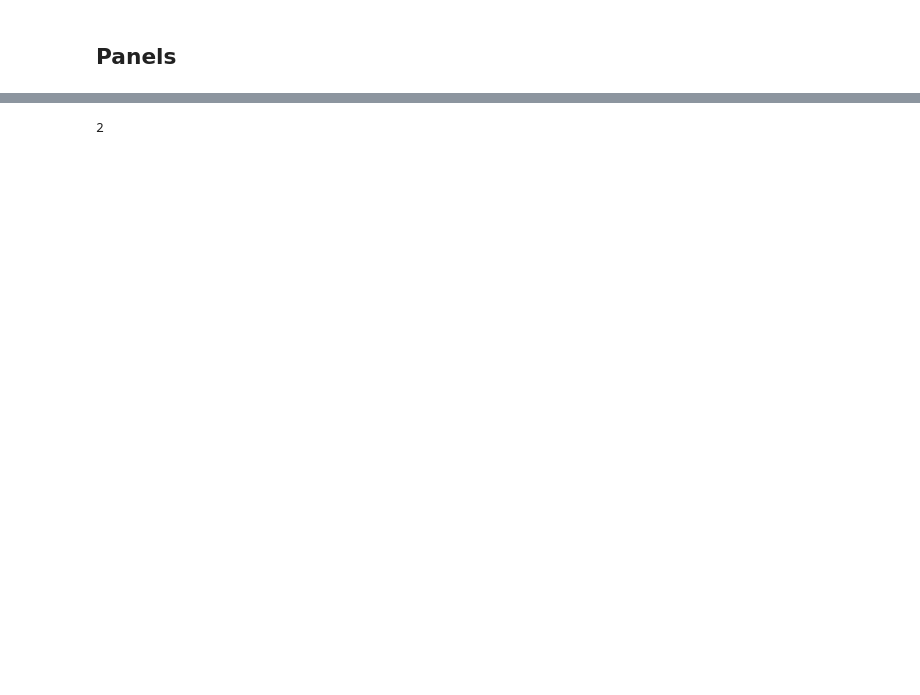
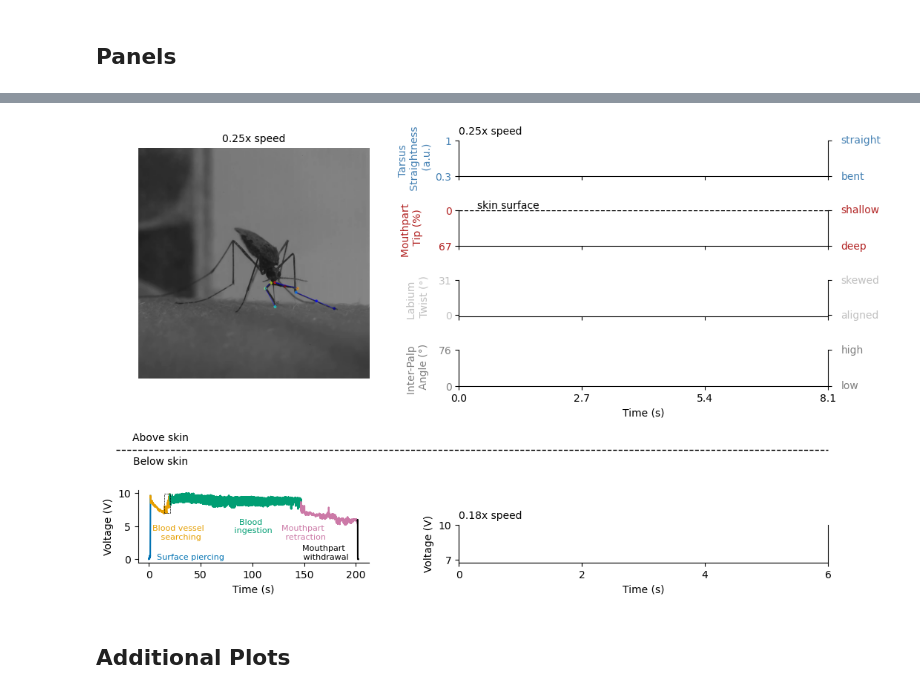
Before and after one commit to shivChitinous/bite-tracks, a Jupyter notebook: Figures.ipynb, the cells around one changed output, grey strips where cells are left out. Saved outputs shown, nothing was run; the diff lists cells and outputs as text; code cells hidden in the pictures; blank space fills up the shorter version.

```diff
--- a/Figures.ipynb
+++ b/Figures.ipynb
@@ -404,3 +404,5 @@ plt.savefig(plot_folder + f"panel_{videoIdx}.pdf", bbox_inches='tight', dpi=300)
+# %%
+oversave= False
 # %%
 playbackspeed = 0.25#x
 
@@ -576,8 +578,9 @@ fig.text(0.15, 0.32, 'Above skin', fontsize=10, ha='center', color = 'k', va='ce
 fig.text(0.15, 0.28, 'Below skin', fontsize=10, ha='center', color = 'k', va='center', transform=fig.transFigure)
 
 # === Display in Notebook ===
-html = HTML(ani.to_html5_video())
-display(html)
-plt.close()
-ani.save(plot_folder + f"panel_{videoIdx}_playback_{playbackspeed}x.mp4", fps=n/(T*5)*playbackspeed, dpi=500, extra_args=['-vcodec', 'libx264'])
+if oversave:
+    html = HTML(ani.to_html5_video())
+    display(html)
+    plt.close()
+    ani.save(plot_folder + f"panel_{videoIdx}_playback_{playbackspeed}x.mp4", fps=n/(T*5)*playbackspeed, dpi=500, extra_args=['-vcodec', 'libx264'])
 # %% [output]
@@ -585,4 +587,3 @@ ani.save(plot_folder + f"panel_{videoIdx}_playback_{playbackspeed}x.mp4", fps=n/
+[figure, added]
-# %%
-1+1
-# %% [output]
-2
+# %% [markdown]
+## Additional Plots
```
Also changed, not shown: parts of 7 cells of this notebook, 22 other files.
